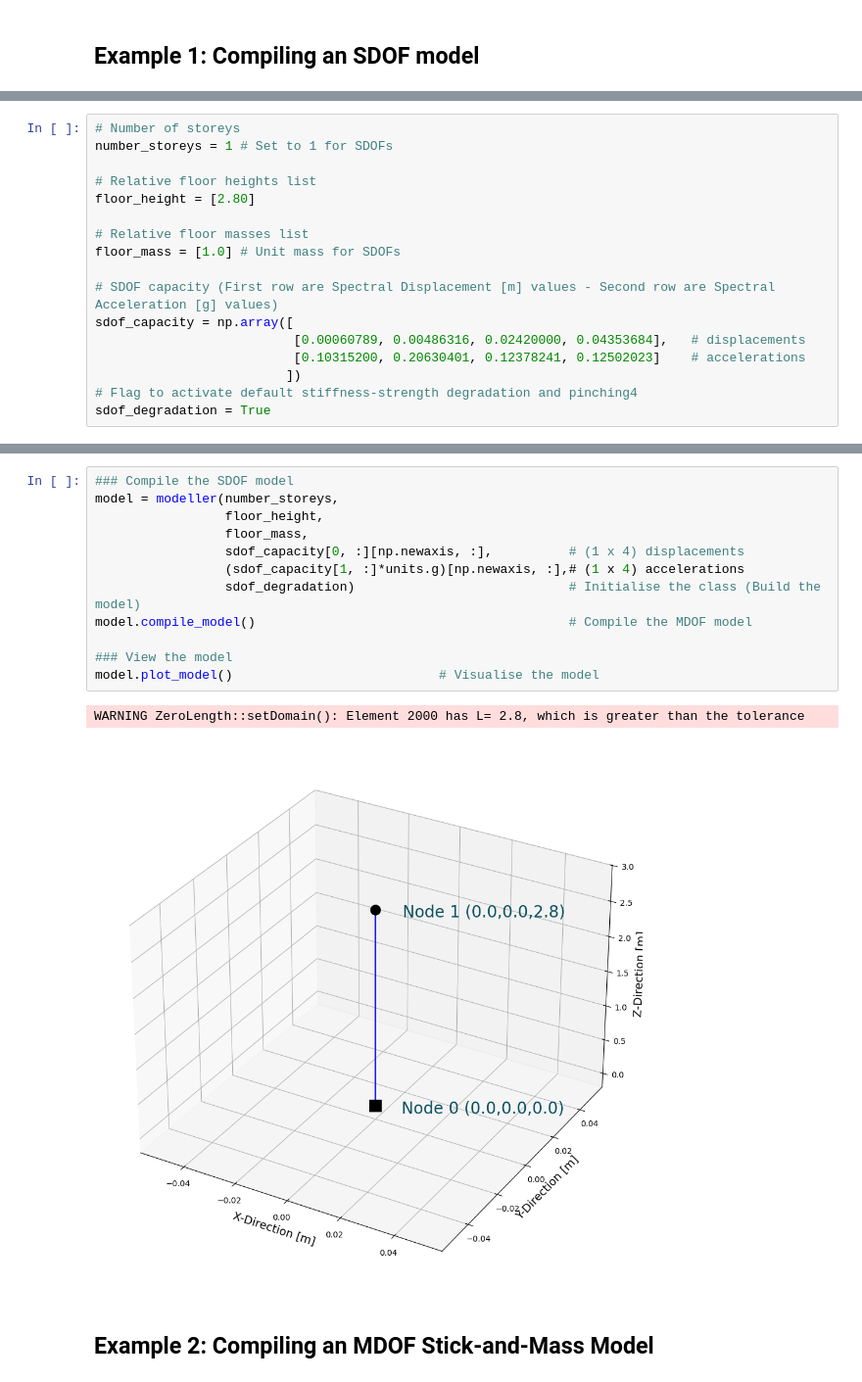
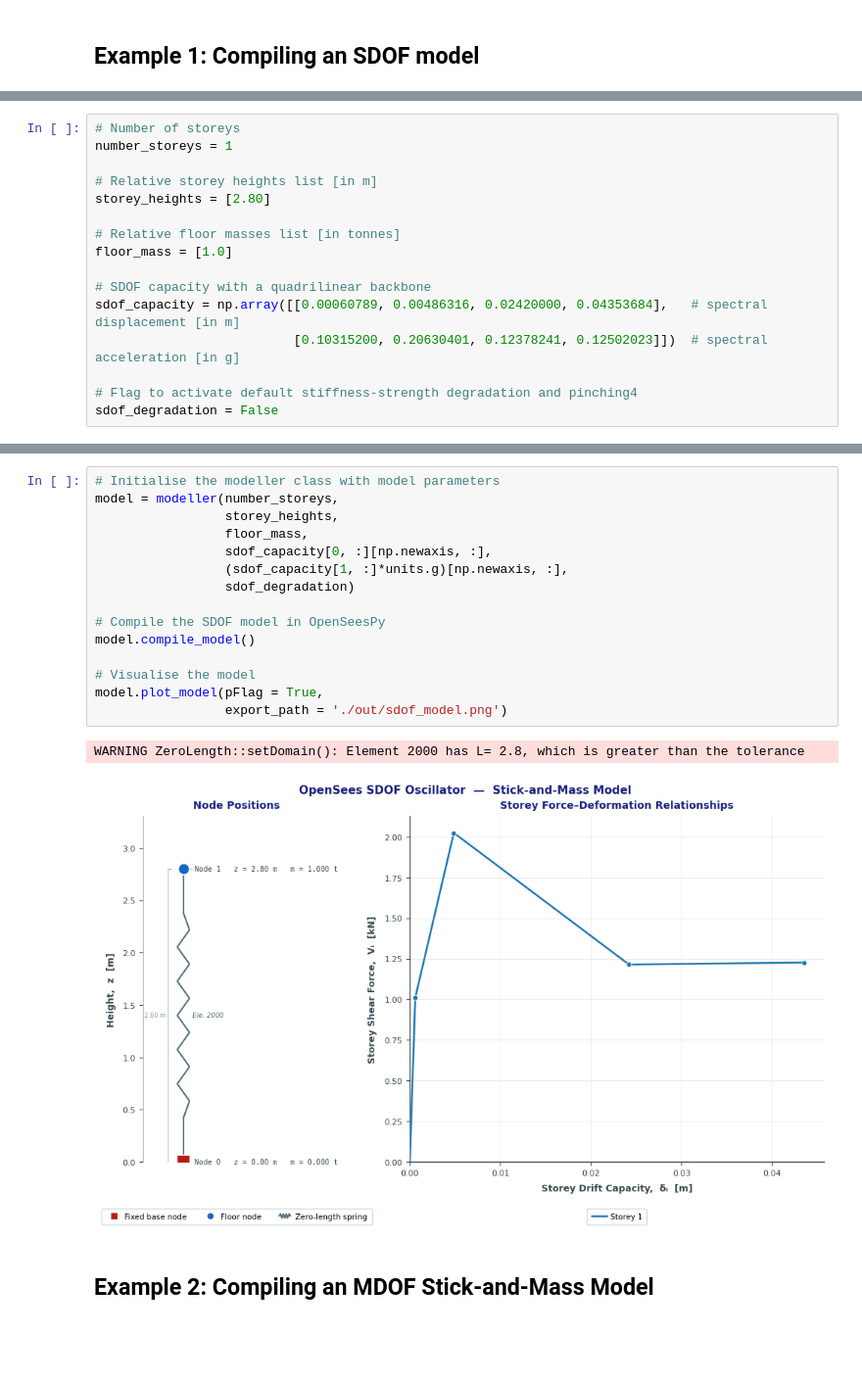
Before and after one commit to mgrubisic/oq-vmtk, a Jupyter notebook: demos/ModelCompilation/ModelCompilation.ipynb, the cells around one changed output, grey strips where cells are left out. Shown at 98% size. Saved outputs shown, nothing was run; the diff lists cells and outputs as text; blank space fills up the shorter version.

Commit message:
Stable animations and plots with analysis routine fixes

```diff
--- a/demos/ModelCompilation/ModelCompilation.ipynb
+++ b/demos/ModelCompilation/ModelCompilation.ipynb
@@ -38,19 +48,18 @@ from openquake.vmtk.calibration   import calibrate_model    # oq-vmtk sdof-to-md
 # %%
 # Number of storeys
-number_storeys = 1 # Set to 1 for SDOFs
+number_storeys = 1
 
-# Relative floor heights list
-floor_height = [2.80]
+# Relative storey heights list [in m]
+storey_heights = [2.80]
 
-# Relative floor masses list
-floor_mass = [1.0] # Unit mass for SDOFs
+# Relative floor masses list [in tonnes]
+floor_mass = [1.0]
 
-# SDOF capacity (First row are Spectral Displacement [m] values - Second row are Spectral Acceleration [g] values)
-sdof_capacity = np.array([
-                          [0.00060789, 0.00486316, 0.02420000, 0.04353684],   # displacements
-                          [0.10315200, 0.20630401, 0.12378241, 0.12502023]    # accelerations
-                         ])
+# SDOF capacity with a quadrilinear backbone
+sdof_capacity = np.array([[0.00060789, 0.00486316, 0.02420000, 0.04353684],   # spectral displacement [in m]
+                          [0.10315200, 0.20630401, 0.12378241, 0.12502023]])  # spectral acceleration [in g]
+
 # Flag to activate default stiffness-strength degradation and pinching4
-sdof_degradation = True
+sdof_degradation = False
 # %% [markdown]
 ### Compile SDOF Oscillator in OpenSees ###
@@ -57,18 +68,21 @@ sdof_degradation = True
 # %%
-### Compile the SDOF model
+# Initialise the modeller class with model parameters
 model = modeller(number_storeys,
-                 floor_height,
+                 storey_heights,
                  floor_mass,
-                 sdof_capacity[0, :][np.newaxis, :],          # (1 x 4) displacements
-                 (sdof_capacity[1, :]*units.g)[np.newaxis, :],# (1 x 4) accelerations
-                 sdof_degradation)                            # Initialise the class (Build the model)
-model.compile_model()                                         # Compile the MDOF model
+                 sdof_capacity[0, :][np.newaxis, :],
+                 (sdof_capacity[1, :]*units.g)[np.newaxis, :],
+                 sdof_degradation)
 
-### View the model
-model.plot_model()                           # Visualise the model
+# Compile the SDOF model in OpenSeesPy
+model.compile_model()
+
+# Visualise the model
+model.plot_model(pFlag = True,
+                 export_path = './out/sdof_model.png')
 # %% [output]
 WARNING ZeroLength::setDomain(): Element 2000 has L= 2.8, which is greater than the tolerance
-[figure, old version]
+[figure, new version]
 # %% [markdown]
 ## Example 2: Compiling an MDOF Stick-and-Mass Model ##
 # %% [markdown]
```
Also changed, not shown: parts of 13 cells of this notebook, 45 other files.
